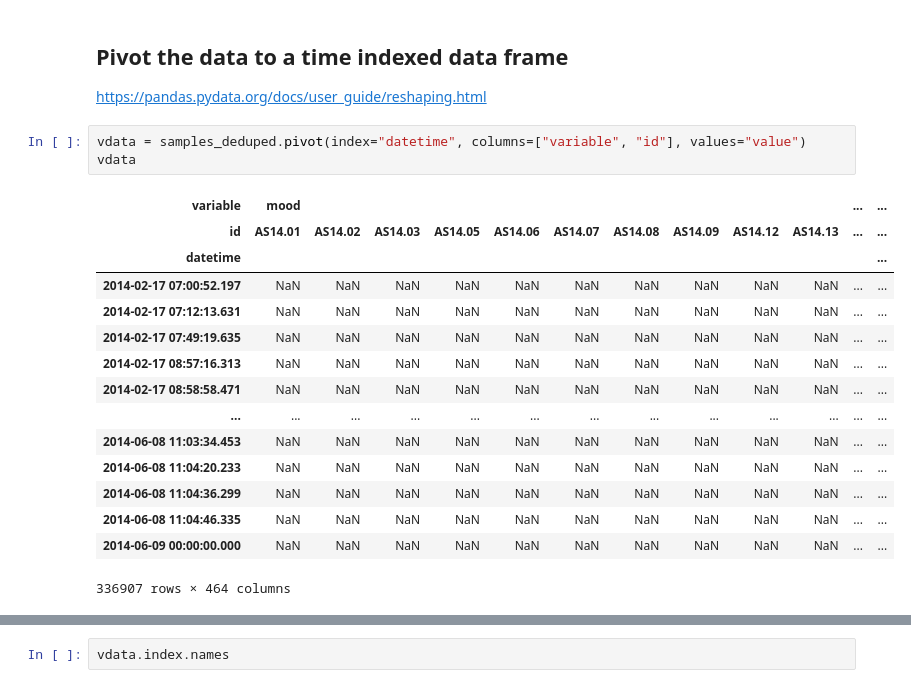
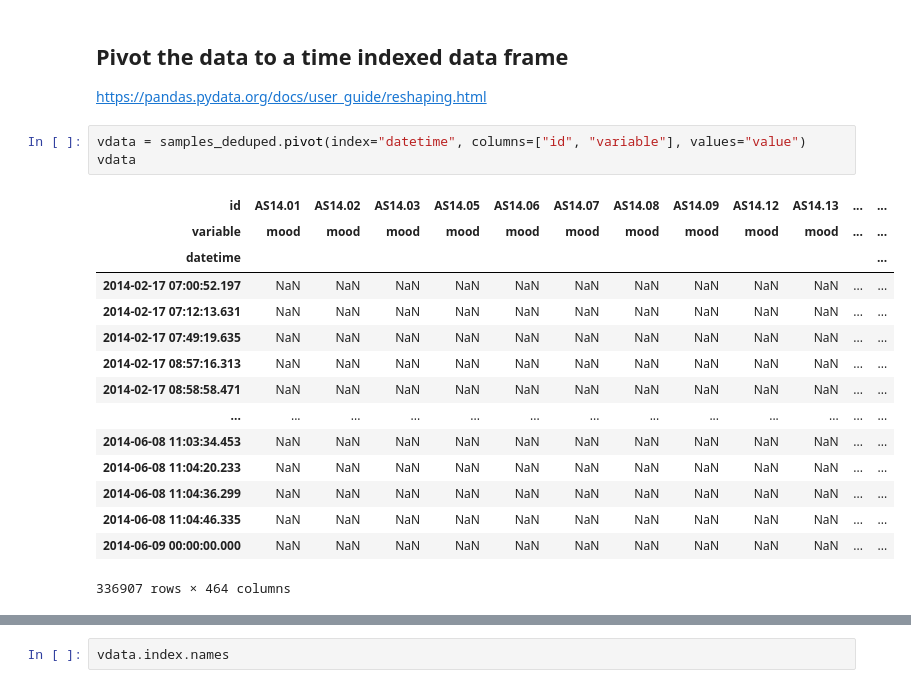
Before and after one commit to LaToyaVanderB/DataMiningTechniquesAssignments, a Jupyter notebook: assignment1/explore-flo.ipynb, the cells around one changed output, grey strips where cells are left out. Saved outputs shown, nothing was run; the diff lists cells and outputs as text.

```diff
--- a/assignment1/explore-flo.ipynb
+++ b/assignment1/explore-flo.ipynb
@@ -140,11 +140,11 @@ samples_deduped
 ## Pivot the data to a time indexed data frame
 https://pandas.pydata.org/docs/user_guide/reshaping.html
 # %%
-vdata = samples_deduped.pivot(index="datetime", columns=["variable", "id"], values="value")
+vdata = samples_deduped.pivot(index="datetime", columns=["id", "variable"], values="value")
 vdata
 # %% [output]
-| variable | mood |  |  |  |  |  |  |  |  |  | ... | ... |
 | id | AS14.01 | AS14.02 | AS14.03 | AS14.05 | AS14.06 | AS14.07 | AS14.08 | AS14.09 | AS14.12 | AS14.13 | ... | ... |
+| variable | mood | mood | mood | mood | mood | mood | mood | mood | mood | mood | ... | ... |
 | datetime |  |  |  |  |  |  |  |  |  |  |  | ... |
 | 2014-02-17 07:00:52.197 | NaN | NaN | NaN | NaN | NaN | NaN | NaN | NaN | NaN | NaN | ... | ... |
 | 2014-02-17 07:12:13.631 | NaN | NaN | NaN | NaN | NaN | NaN | NaN | NaN | NaN | NaN | ... | ... |
```
Also changed, not shown: parts of 46 cells of this notebook, 1 other file.
